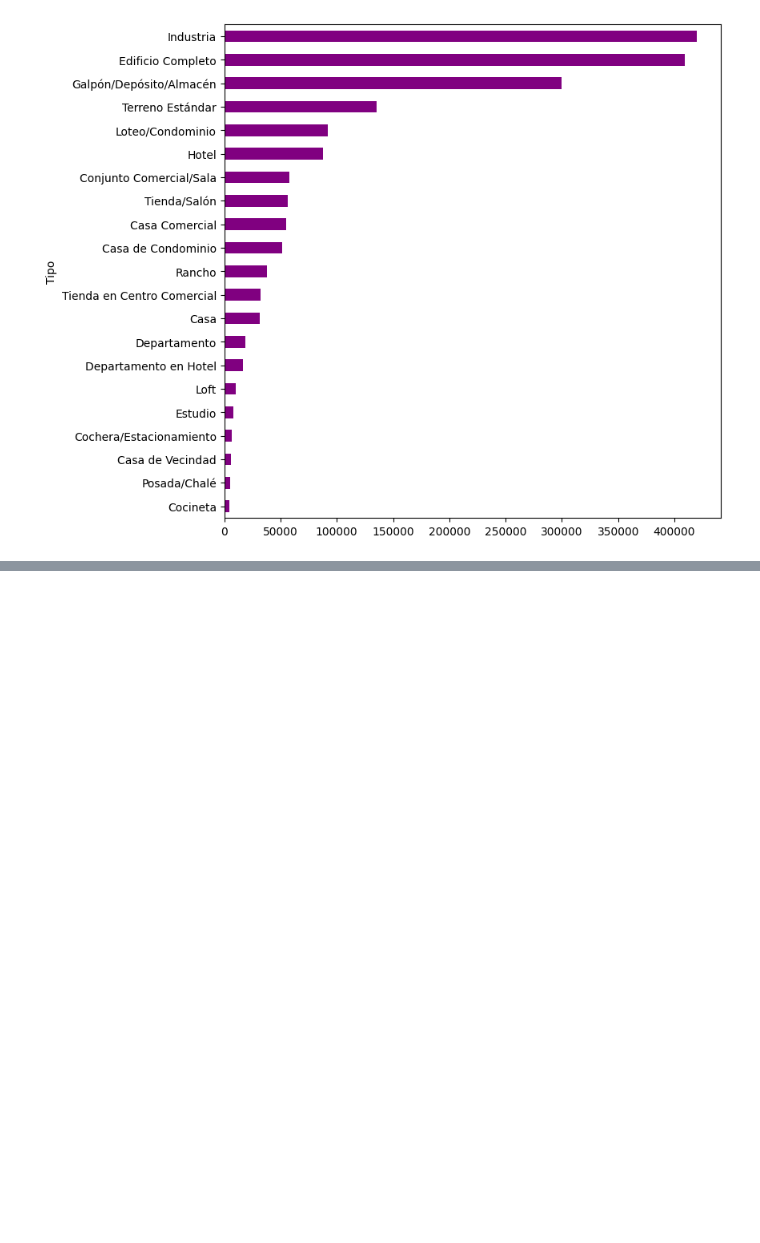
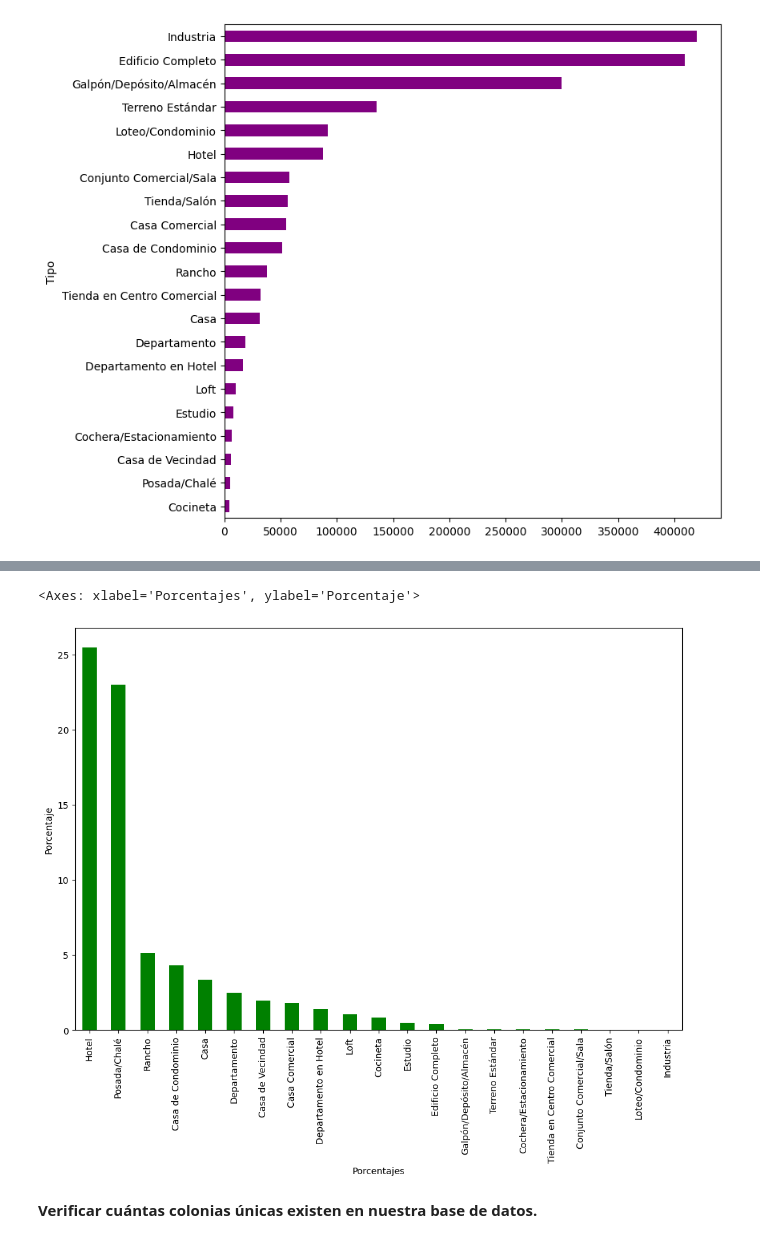
Before and after one commit to Scf300/Curso-Pandas-Data-Science, a Jupyter notebook: inmuebles_cdmx.ipynb, the cells around one changed output, grey strips where cells are left out. Drawn from its saved outputs; the diff is of its cells as text; code cells hidden in the pictures; blank space fills up the shorter version.

```diff
--- a/inmuebles_cdmx.ipynb
+++ b/inmuebles_cdmx.ipynb
@@ -249,0 +440,12 @@ df_tipo_precio.plot(kind="barh", figsize= (8,8), color ="purple")
+# %%
+df_promedio_habitacion = datos.groupby("Tipo")["Habitaciones"].mean(numeric_only= True)
+# %%
+df_promedio_habitacion_sorted = df_promedio_habitacion.sort_values(ascending=False)
+# %%
+
+df_promedio_habitacion_sorted.plot(kind="bar", figsize= (12,8), color ="green", xlabel="Porcentajes", ylabel="Porcentaje")
+# %% [output]
+<Axes: xlabel='Porcentajes', ylabel='Porcentaje'>
+[figure, added]
+# %% [markdown]
+**Verificar cuántas colonias únicas existen en nuestra base de datos.**
```
Also changed, not shown: parts of 28 cells of this notebook.
